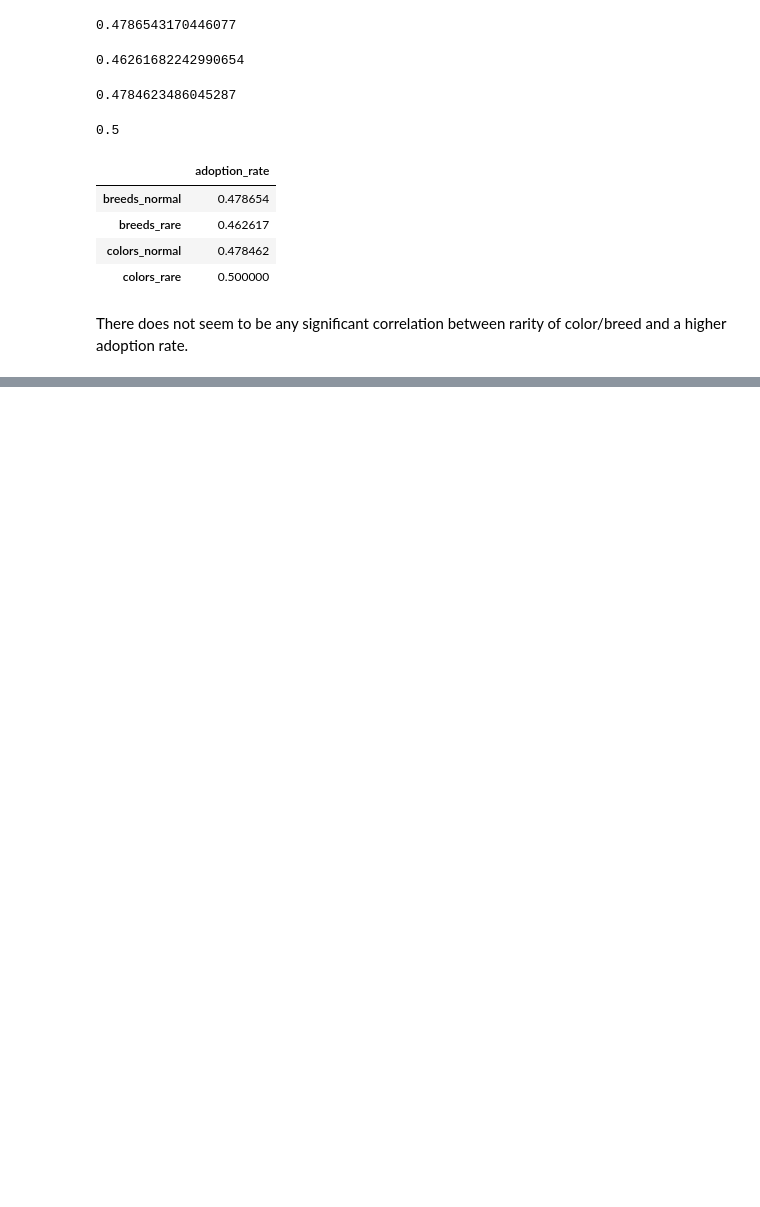
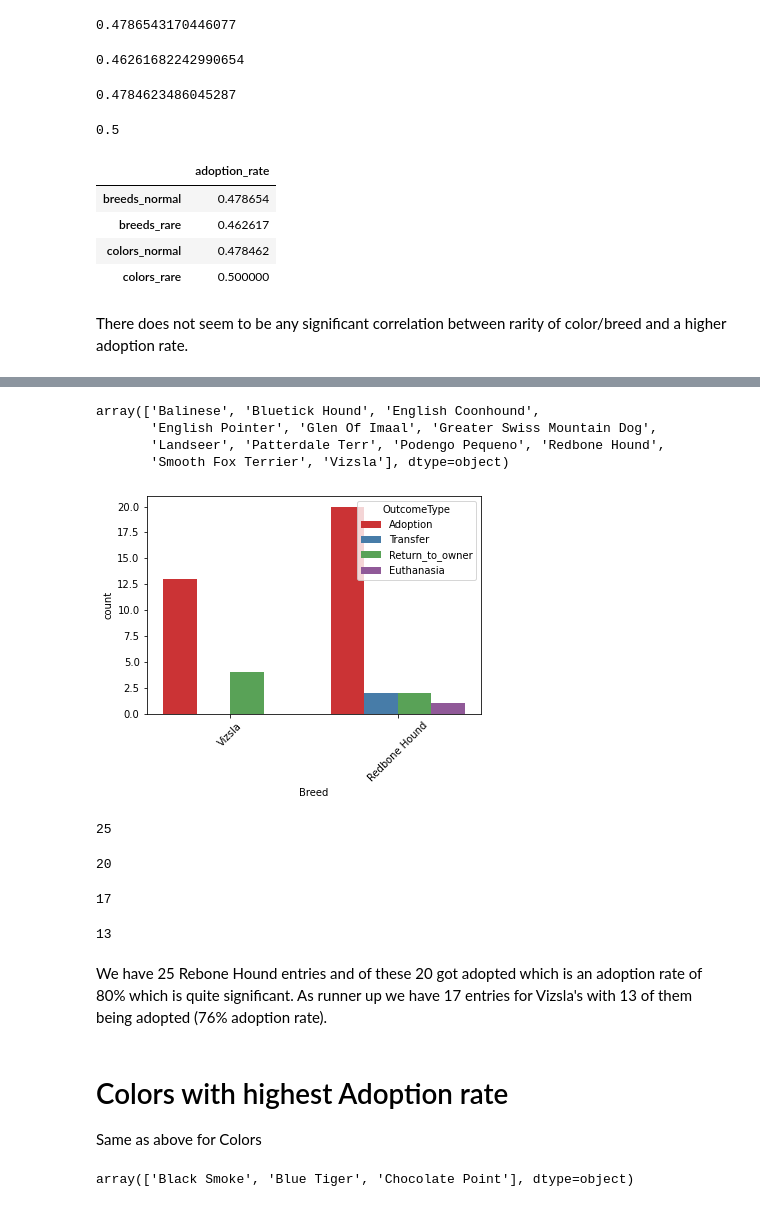
Before and after one commit to DavidSiegl/Animal-Shelter-Analysis, a Jupyter notebook: exploratory data analysis.ipynb, the cells around one changed output, grey strips where cells are left out. Drawn from its saved outputs; the diff is of its cells as text; code cells hidden in the pictures; blank space fills up the shorter version.

Commit message:
Add high adoption rates plots
Plots of high adoption rates of breeds and colors

```diff
--- a/exploratory data analysis.ipynb
+++ b/exploratory data analysis.ipynb
@@ -326,0 +333,58 @@ There does not seem to be any significant correlation between rarity of color/br
+# %%
+# Get percentages
+breeds = data.groupby(['Breed', 'OutcomeType']).agg({'OutcomeType': 'count'}).groupby(level=0).apply(
+    lambda x: 100 * x / float(x.sum()))
+breeds = breeds.rename(columns={'OutcomeType': 'percentage'})
+breeds.reset_index(inplace=True)
+# Filter
+breeds = breeds.query('OutcomeType == "Adoption" & 70 < percentage < 100')
+breed_names = breeds.Breed.values
+breed_names
+# %% [output]
+array(['Balinese', 'Bluetick Hound', 'English Coonhound',
+       'English Pointer', 'Glen Of Imaal', 'Greater Swiss Mountain Dog',
+       'Landseer', 'Patterdale Terr', 'Podengo Pequeno', 'Redbone Hound',
+       'Smooth Fox Terrier', 'Vizsla'], dtype=object)
+# %%
+# Filter outliers
+breed_data = data[data.groupby('Breed').Breed.transform('count') > 15]
+# Filter for breeds with adoption rate of 70% or higher
+breed_data = breed_data[breed_data.Breed.isin(breed_names)]
+chart = sns.countplot(data=breed_data, x="Breed", hue="OutcomeType", palette='Set1')
+chart = chart.set_xticklabels(chart.get_xticklabels(), rotation=45)
+# %% [output]
+[figure, added]
+# %%
+data.Breed.value_counts()['Redbone Hound']
+# %% [output]
+25
+# %%
+data[data['OutcomeType']== 'Adoption'].Breed.value_counts()['Redbone Hound']
+# %% [output]
+20
+# %%
+data.Breed.value_counts()['Vizsla']
+# %% [output]
+17
+# %%
+data[data['OutcomeType']== 'Adoption'].Breed.value_counts()['Vizsla']
+# %% [output]
+13
+# %% [markdown]
+We have 25 Rebone Hound entries and of these 20 got adopted which is an adoption rate of 80% which is quite significant.
+ As runner up we have 17 entries for Vizsla's with 13 of them being adopted (76% adoption rate).
+# %% [markdown]
+# Colors with highest Adoption rate
+Same as above for Colors
+# %%
+# Get percentages
+colors = data.groupby(['Color', 'OutcomeType']).agg({'OutcomeType': 'count'}).groupby(level=0).apply(
+    lambda x: 100 * x / float(x.sum()))
+colors = colors.rename(columns={'OutcomeType': 'percentage'})
+colors.reset_index(inplace=True)
+# Filter
+colors = colors.query('OutcomeType == "Adoption" & 60 < percentage < 100')
+color_names = colors.Color.values
+color_names
+# %% [output]
+array(['Black Smoke', 'Blue Tiger', 'Chocolate Point'], dtype=object)
```
Also changed, not shown: parts of 19 cells of this notebook.
